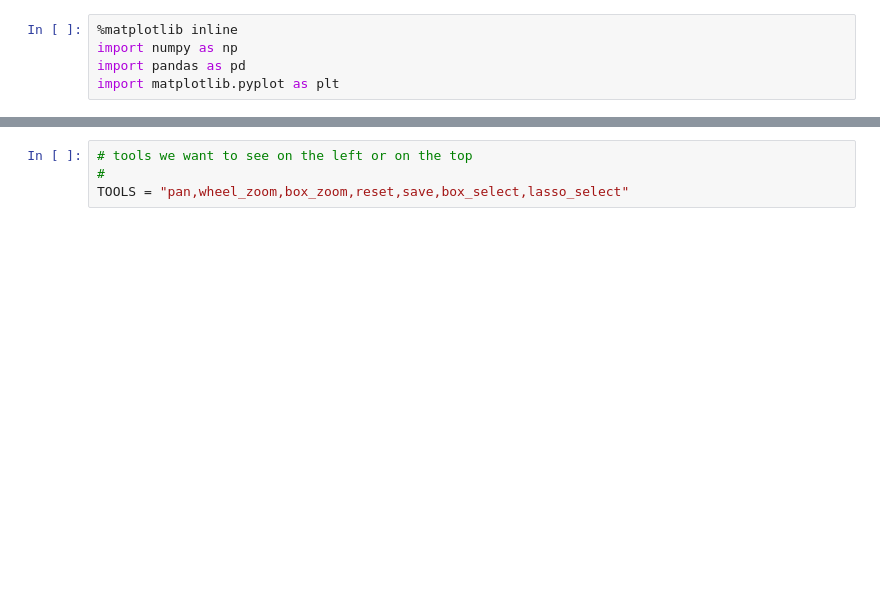
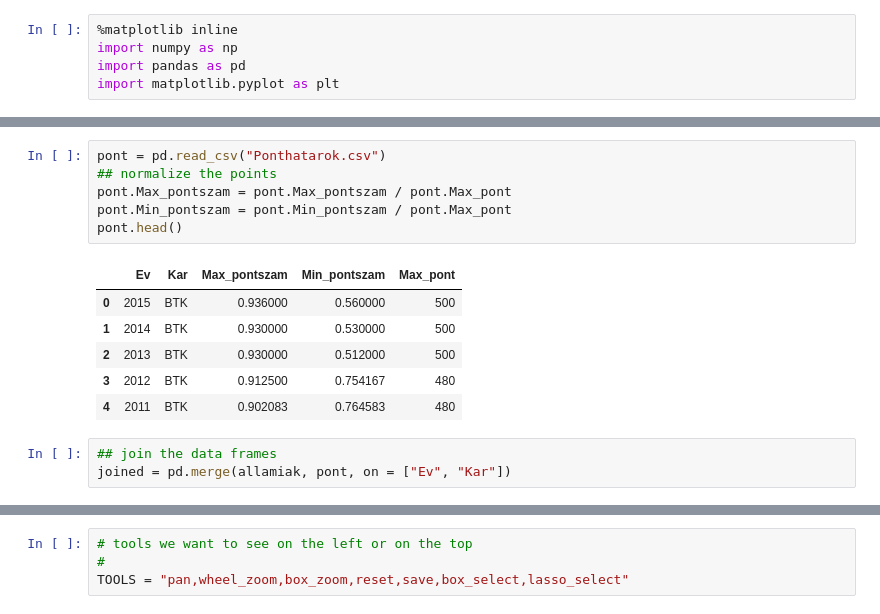
Before and after one commit to gurbanics/pytech-vis, a Jupyter notebook: notebooks/Bokeh Pazmany.ipynb, the cells around one changed output, grey strips where cells are left out. Cells and saved outputs as stored; diff of their text form; blank space fills up the shorter version.

```diff
--- a/notebooks/Bokeh Pazmany.ipynb
+++ b/notebooks/Bokeh Pazmany.ipynb
@@ -8 +26,17 @@ felv = pd.read_csv("Pazmany_Ossz.csv")
+# %%
+pont = pd.read_csv("Ponthatarok.csv")
+## normalize the points
+pont.Max_pontszam = pont.Max_pontszam / pont.Max_pont
+pont.Min_pontszam = pont.Min_pontszam / pont.Max_pont
+pont.head()
+# %% [output]
+|  | Ev | Kar | Max_pontszam | Min_pontszam | Max_pont |
+| 0 | 2015 | BTK | 0.936000 | 0.560000 | 500 |
+| 1 | 2014 | BTK | 0.930000 | 0.530000 | 500 |
+| 2 | 2013 | BTK | 0.930000 | 0.512000 | 500 |
+| 3 | 2012 | BTK | 0.912500 | 0.754167 | 480 |
+| 4 | 2011 | BTK | 0.902083 | 0.764583 | 480 |
+# %%
+## join the data frames
+joined = pd.merge(allamiak, pont, on = ["Ev", "Kar"])
 # %%
```
Also changed, not shown: parts of 40 cells of this notebook.
